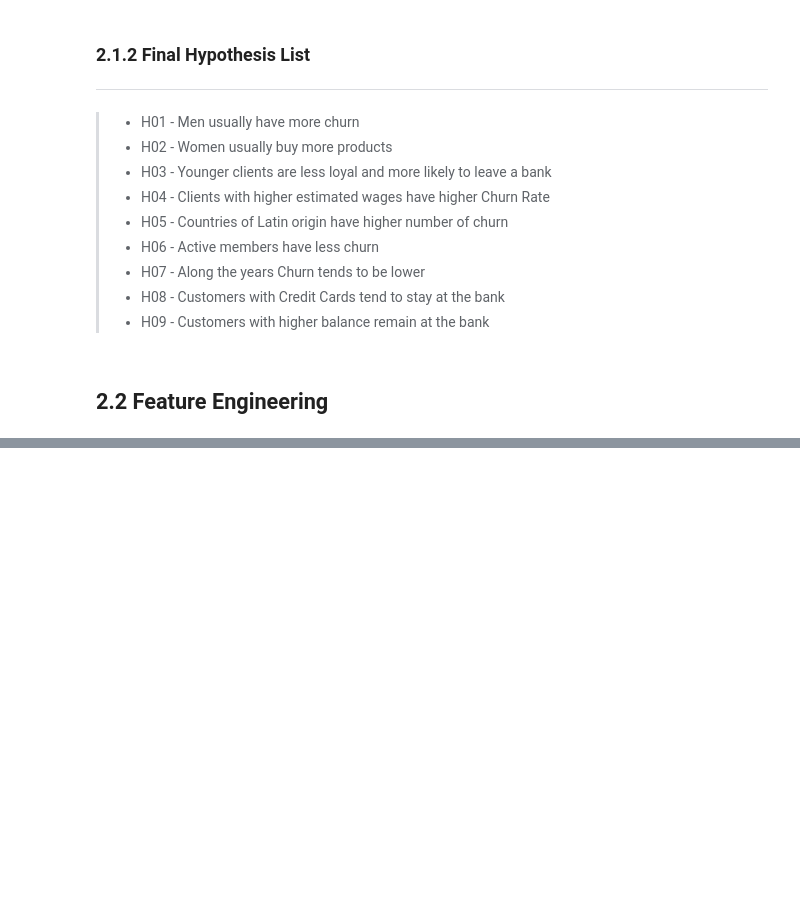
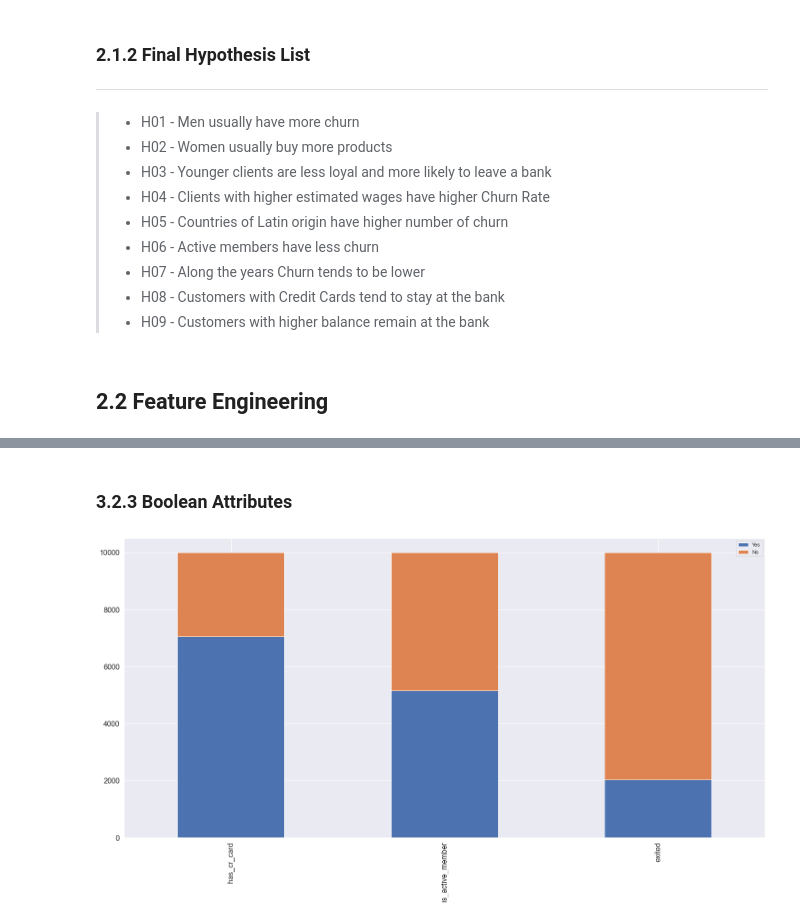
Before and after one commit to FabioCaffarello/Churn-Prediction-TopBank, a Jupyter notebook: 02-Notebooks/01-FirstCycleCRISP/10-WorkflowComplete.ipynb, the cells around one changed output, grey strips where cells are left out. Drawn from its saved outputs; the diff is of its cells as text; code cells hidden in the pictures; blank space fills up the shorter version.

```diff
--- a/02-Notebooks/01-FirstCycleCRISP/10-WorkflowComplete.ipynb
+++ b/02-Notebooks/01-FirstCycleCRISP/10-WorkflowComplete.ipynb
@@ -459,0 +511,8 @@ colunas = ['row_number', 'customer_id', 'surname', 'credit_score', 'geography',
+# %% [markdown]
+### 3.2.3 Boolean Attributes
+# %%
+df_bool = pd.DataFrame(bool_attributes.apply(lambda x: x.sum())).rename(columns={0:"Yes"})
+df_bool['No'] = df_bool['Yes'].apply(lambda row: df01.shape[0] - row)
+df_bool.plot(kind='bar', stacked=True, fontsize=16);
+# %% [output]
+[figure, added]
```
Also changed, not shown: parts of 41 cells of this notebook.
